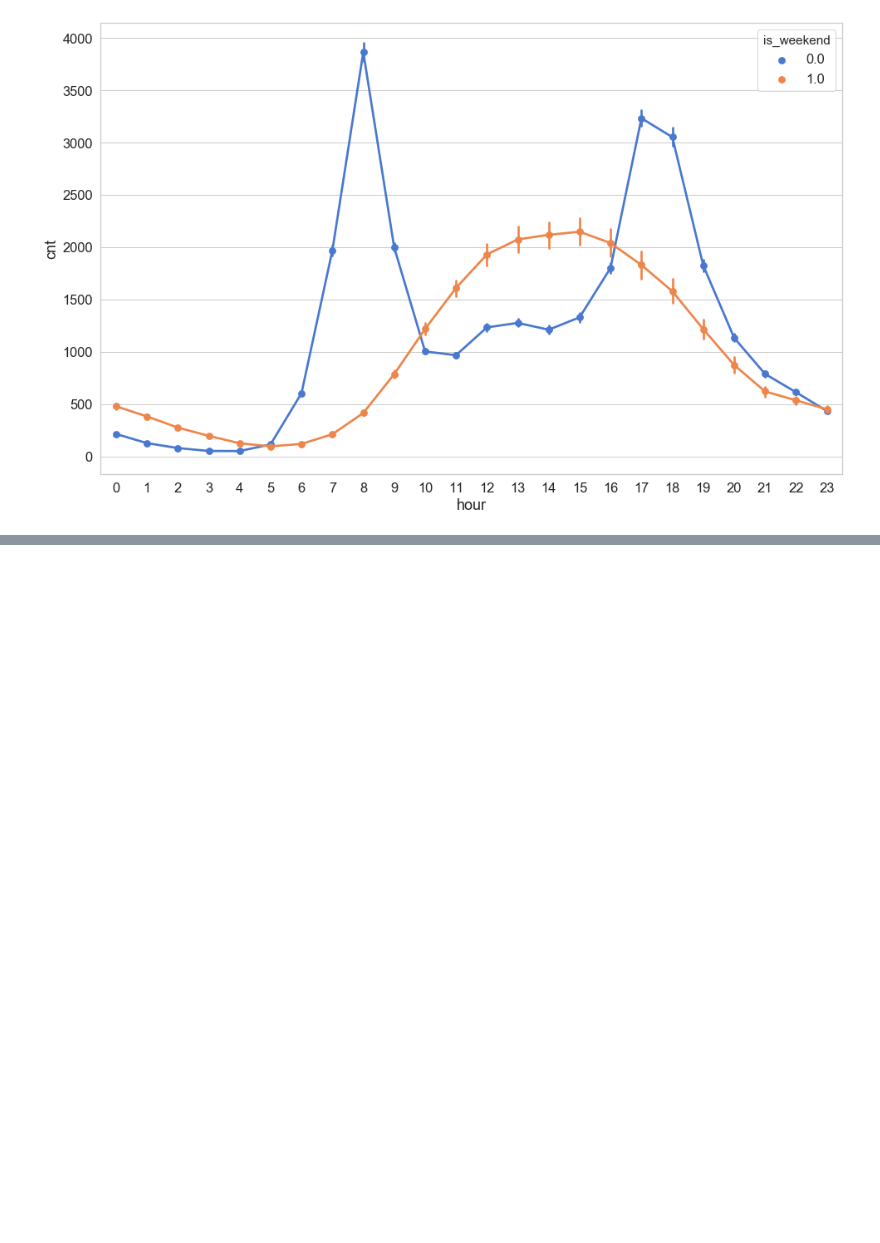
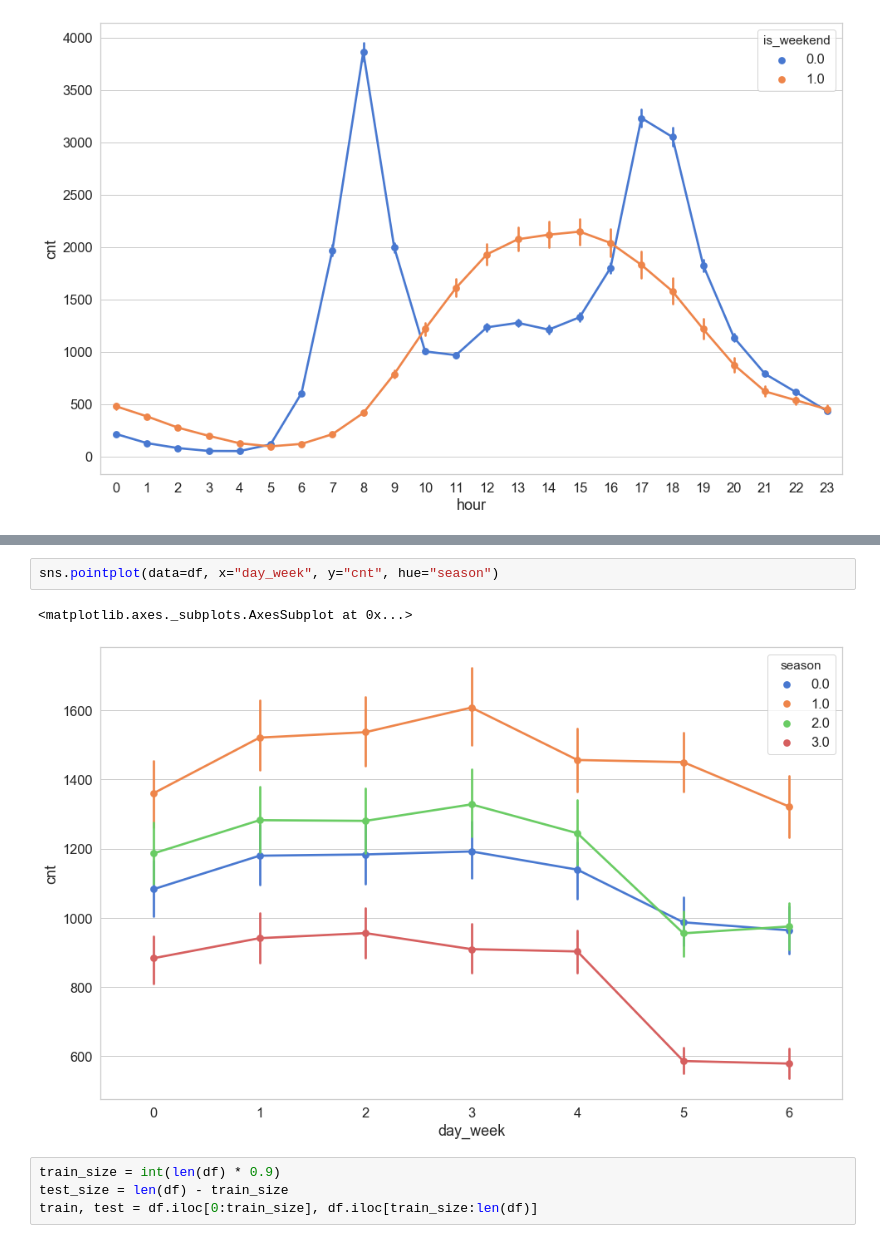
Before and after one commit to weronikazak/just-tensorflow, a Jupyter notebook: SeriesSeq/demand_prediction.ipynb, the cells around one changed output, grey strips where cells are left out. Drawn from its saved outputs; the diff is of its cells as text; blank space fills up the shorter version.

```diff
--- a/SeriesSeq/demand_prediction.ipynb
+++ b/SeriesSeq/demand_prediction.ipynb
@@ -89,0 +113,9 @@ sns.pointplot(data=df, x="hour", hue="season", y="cnt")
+# %%
+sns.pointplot(data=df, x="day_week", y="cnt", hue="season")
+# %% [output]
+<matplotlib.axes._subplots.AxesSubplot at 0x...>
+[figure, added]
+# %%
+train_size = int(len(df) * 0.9)
+test_size = len(df) - train_size
+train, test = df.iloc[0:train_size], df.iloc[train_size:len(df)]
```
Also changed, not shown: parts of 8 cells of this notebook, 2 other files.
